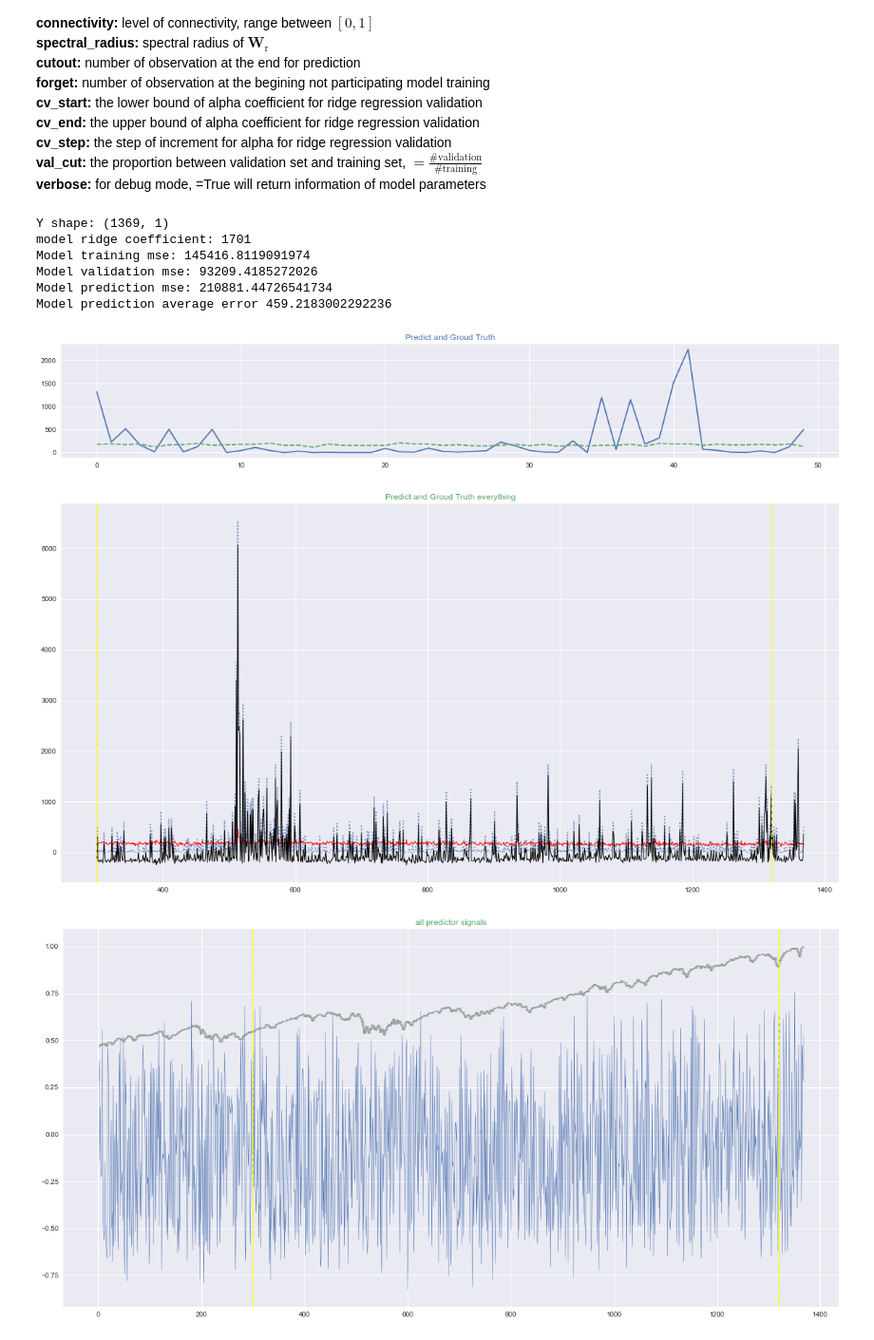
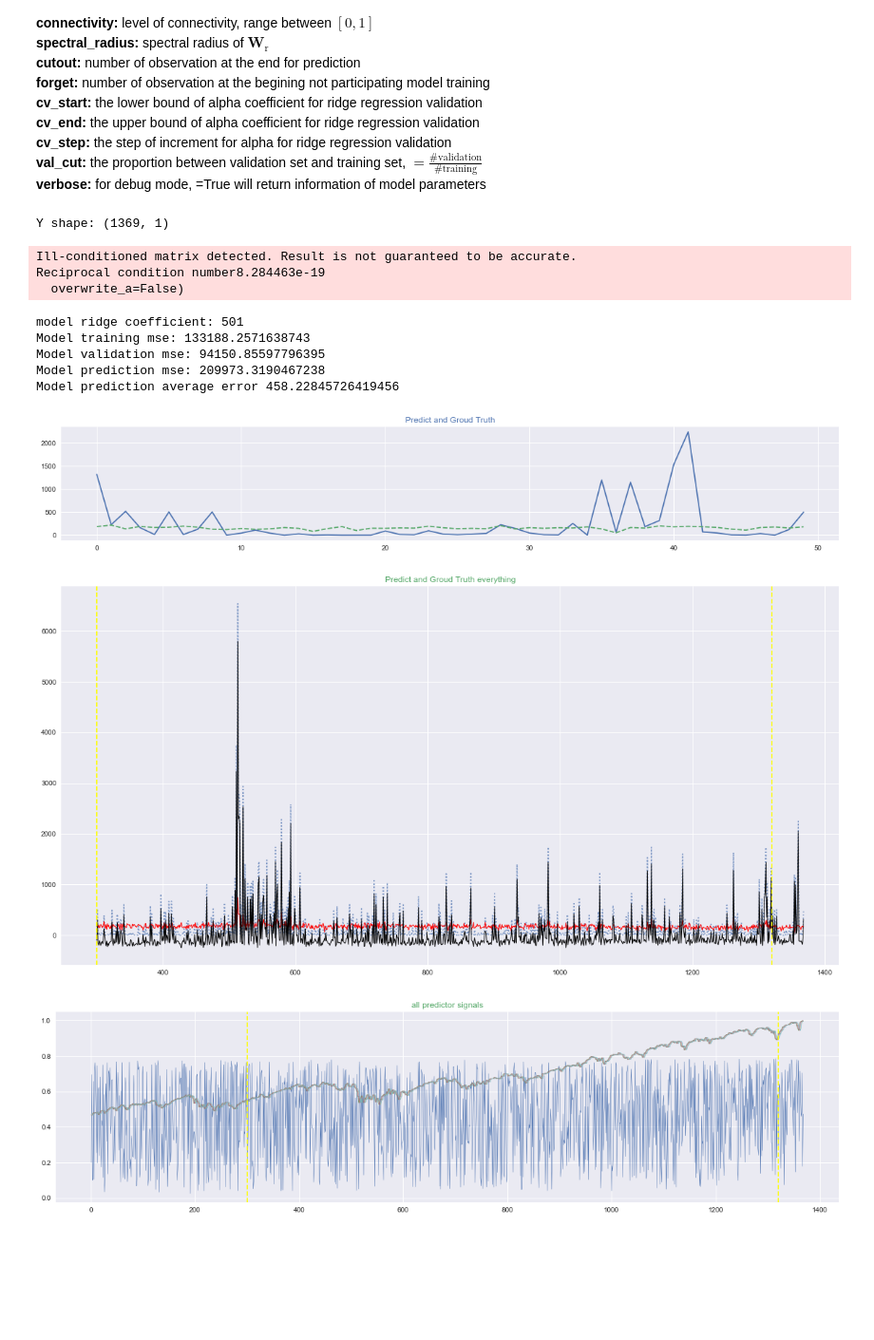
Before and after one commit to BobZiyangDing/EchoStateNeuralStochasticVolatilityHestonModel, a Jupyter notebook: EchoState.ipynb, the cells around one changed output. Shown: that part at 95% size. Cells and saved outputs as stored; diff of their text form; code cells hidden in the pictures; blank space fills up the shorter version.

```diff
--- a/EchoState.ipynb
+++ b/EchoState.ipynb
@@ -36,19 +36,16 @@ import matplotlib.pyplot as plt
 import matplotlib.dates as mdates
 import matplotlib as mpl
 import seaborn as sns
-from numba import jit
 import math
 import os
-from scipy import sparse
-from sklearn.preprocessing import OneHotEncoder
-from sklearn.decomposition import PCA
 from sklearn.linear_model import Ridge
-from sklearn.metrics import accuracy_score, f1_score
-from sklearn.preprocessing import LabelEncoder, MinMaxScaler
 from sklearn.model_selection import train_test_split
-from sklearn.metrics import log_loss, roc_auc_score
-from sklearn.model_selection import train_test_split
-from sklearn.preprocessing import LabelEncoder, MinMaxScaler
+
+
+class ESN()
+    def __init__:
+
+
 
 
 def EchoStateTest(x_dim, connectivity, spectral_radius,
@@ -62,7 +59,7 @@ def EchoStateTest(x_dim, connectivity, spectral_radius,
 
     # Making inner transition sparse matrix W
     nans = np.random.randint(0, int(1/connectivity)-1 , size=(x_dim, x_dim))
-    W = np.random.uniform(-100, 100, x_dim*x_dim).reshape([x_dim, x_dim])
+    W = np.random.uniform(-0.4, 0.4, x_dim*x_dim).reshape([x_dim, x_dim])
     W = np.where(nans, np.nan, W)
     W = np.nan_to_num(W)
     E, _ = np.linalg.eig(W)
@@ -86,7 +83,7 @@ def EchoStateTest(x_dim, connectivity, spectral_radius,
     x_list = [np.zeros([x_dim]), np.zeros([x_dim])]
 
     for i in range(u_num):
-        x_next = (1-leak)*x_list[-2] + leak * np.tanh( np.matmul(W_in, u[i]) + np.matmul(W, x_list[-1]) + np.random.rand(x_dim))
+        x_next = (1-leak)*x_list[-2] + leak * np.tanh( np.matmul(W_in, u[i]) + np.matmul(W, x_list[-1] ) +  np.random.rand(x_dim))
         x_list.append(x_next)
 
     states = np.array(x_list[1:]).reshape(u_num+1, x_dim)
@@ -353,38 +350,41 @@ We need to normalize the input data to make it not too big that dominates the pr
 **verbose:** for debug mode, =True will return information of model parameters
 # %%
 x_dim = 1000
-connectivity = 0.01
-spectral_radius = 0.98
+connectivity = 0.0125
+spectral_radius = 0.02
 
 u_mag = 1
 
 
 leak = 1 # the bigger the more focused on present
 
 cutout = 50
 forget = 300
 
-cv_start = 1700
-cv_end = 2300
+cv_start = 0
+cv_end = 500
 cv_step = 1
 val_cut = 0.2
 
 verbose = False
 
 
 u = u/np.max(u) * u_mag
 
 EchoStateTest(x_dim, connectivity, spectral_radius,
                 u_num, u_dim, u_mag,
                   leak, cutout, forget,
                   cv_start, cv_end, cv_step, val_cut, verbose, u, target)
 # %% [output]
 Y shape: (1369, 1)
-model ridge coefficient: 1701
-Model training mse: 145416.8119091974
-Model validation mse: 93209.4185272026
-Model prediction mse: 210881.44726541734
-Model prediction average error 459.2183002292236
+Ill-conditioned matrix detected. Result is not guaranteed to be accurate.
+Reciprocal condition number8.284463e-19
+  overwrite_a=False)
+model ridge coefficient: 501
+Model training mse: 133188.2571638743
+Model validation mse: 94150.85597796395
+Model prediction mse: 209973.3190467238
+Model prediction average error 458.22845726419456
 [figure]
-[figure, old version]
+[figure, new version]
-[figure, old version]
+[figure, new version]
```
Also changed, not shown: parts of 1 cell of this notebook.
